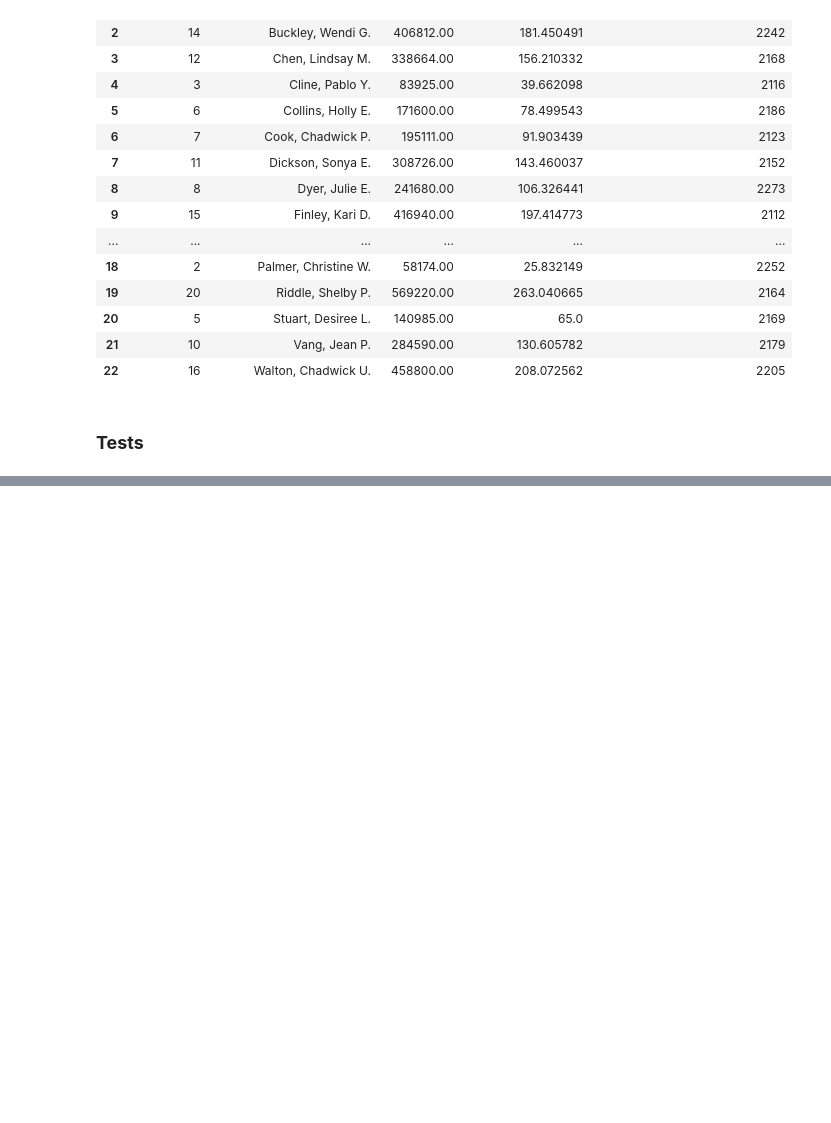
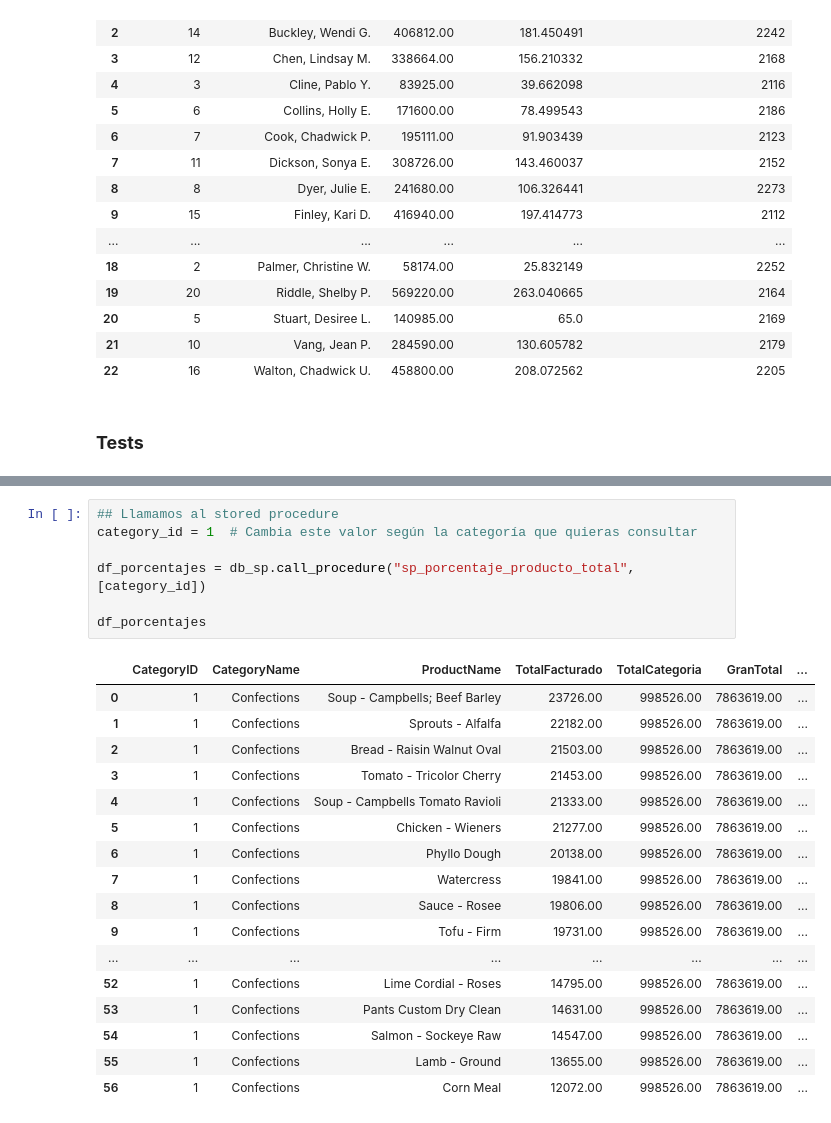
Before and after one commit to veronicajujuy/proyecto-final, a Jupyter notebook: main.ipynb, the cells around one changed output, grey strips where cells are left out. Saved outputs shown, nothing was run; the diff lists cells and outputs as text; blank space fills up the shorter version.

```diff
--- a/main.ipynb
+++ b/main.ipynb
@@ -308,0 +462,25 @@ importlib.reload(src.design_patterns.builder)
+# %%
+## Llamamos al stored procedure
+category_id = 1  # Cambia este valor según la categoría que quieras consultar
+
+df_porcentajes = db_sp.call_procedure("sp_porcentaje_producto_total", [category_id])
+
+df_porcentajes
+# %% [output]
+|  | CategoryID | CategoryName | ProductName | TotalFacturado | TotalCategoria | GranTotal | ... |
+| 0 | 1 | Confections | Soup - Campbells; Beef Barley | 23726.00 | 998526.00 | 7863619.00 | ... |
+| 1 | 1 | Confections | Sprouts - Alfalfa | 22182.00 | 998526.00 | 7863619.00 | ... |
+| 2 | 1 | Confections | Bread - Raisin Walnut Oval | 21503.00 | 998526.00 | 7863619.00 | ... |
+| 3 | 1 | Confections | Tomato - Tricolor Cherry | 21453.00 | 998526.00 | 7863619.00 | ... |
+| 4 | 1 | Confections | Soup - Campbells Tomato Ravioli | 21333.00 | 998526.00 | 7863619.00 | ... |
+| 5 | 1 | Confections | Chicken - Wieners | 21277.00 | 998526.00 | 7863619.00 | ... |
+| 6 | 1 | Confections | Phyllo Dough | 20138.00 | 998526.00 | 7863619.00 | ... |
+| 7 | 1 | Confections | Watercress | 19841.00 | 998526.00 | 7863619.00 | ... |
+| 8 | 1 | Confections | Sauce - Rosee | 19806.00 | 998526.00 | 7863619.00 | ... |
+| 9 | 1 | Confections | Tofu - Firm | 19731.00 | 998526.00 | 7863619.00 | ... |
+| ... | ... | ... | ... | ... | ... | ... | ... |
+| 52 | 1 | Confections | Lime Cordial - Roses | 14795.00 | 998526.00 | 7863619.00 | ... |
+| 53 | 1 | Confections | Pants Custom Dry Clean | 14631.00 | 998526.00 | 7863619.00 | ... |
+| 54 | 1 | Confections | Salmon - Sockeye Raw | 14547.00 | 998526.00 | 7863619.00 | ... |
+| 55 | 1 | Confections | Lamb - Ground | 13655.00 | 998526.00 | 7863619.00 | ... |
+| 56 | 1 | Confections | Corn Meal | 12072.00 | 998526.00 | 7863619.00 | ... |
```
Also changed, not shown: parts of 16 cells of this notebook, 3 other files.
